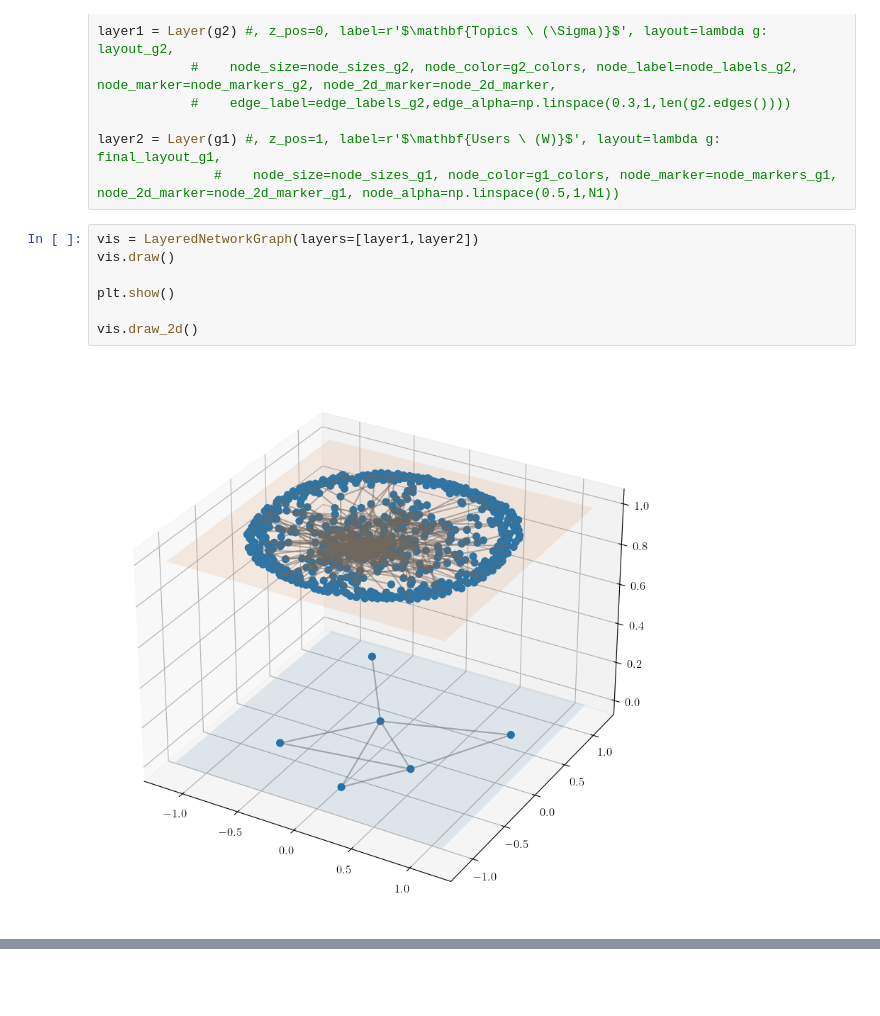
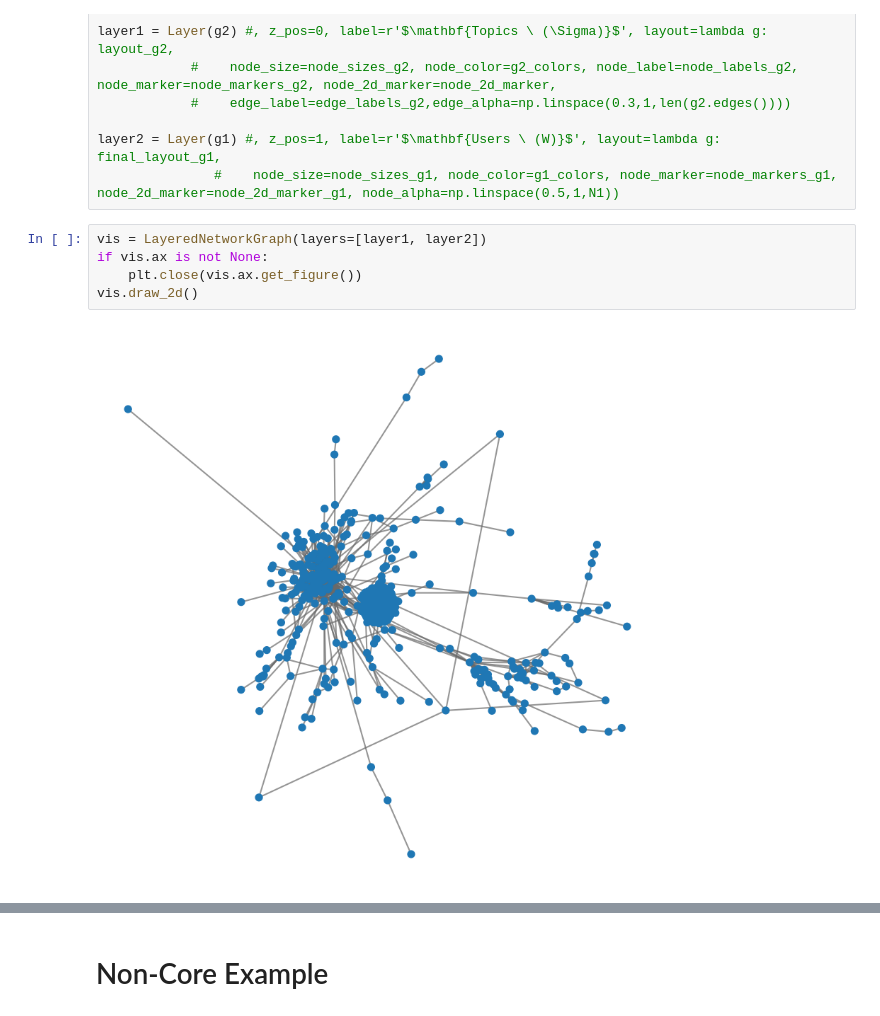
Before and after one commit to FulgentMcGuffin/MultiLayerNetViz, a Jupyter notebook: example.ipynb, the cells around one changed output, grey strips where cells are left out. Cells and saved outputs as stored; diff of their text form; blank space fills up the shorter version.

```diff
--- a/example.ipynb
+++ b/example.ipynb
@@ -293,11 +302,9 @@ layer1 = Layer(g2) #, z_pos=0, label=r'$\mathbf{Topics \ (\Sigma)}$', layout=lam
 layer2 = Layer(g1) #, z_pos=1, label=r'$\mathbf{Users \ (W)}$', layout=lambda g: final_layout_g1,
                #    node_size=node_sizes_g1, node_color=g1_colors, node_marker=node_markers_g1, node_2d_marker=node_2d_marker_g1, node_alpha=np.linspace(0.5,1,N1))
 # %%
-vis = LayeredNetworkGraph(layers=[layer1,layer2])
-vis.draw()
-
-plt.show()
-
+vis = LayeredNetworkGraph(layers=[layer1, layer2])
+if vis.ax is not None:
+    plt.close(vis.ax.get_figure())
 vis.draw_2d()
 # %% [output]
-[figure, old version]
+[figure, new version]
@@ -304,0 +311,2 @@ vis.draw_2d()
+# %% [markdown]
+# Non-Core Example
```
Also changed, not shown: parts of 8 cells of this notebook, 9 other files.
